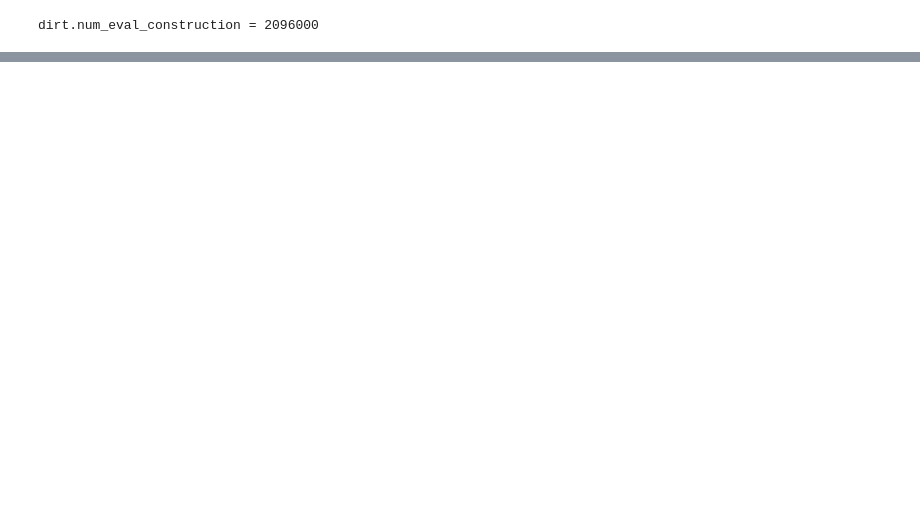
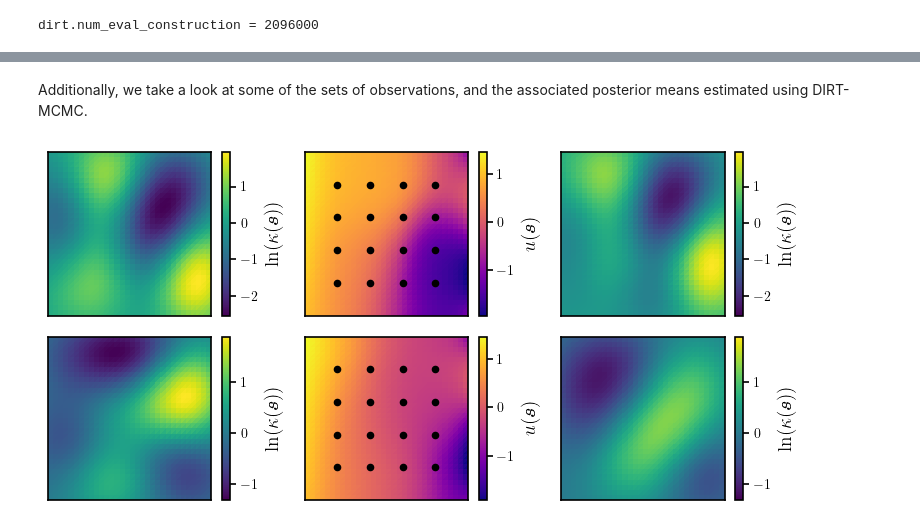
Before and after one commit to DeepTransport/deep-tensor-py, a Jupyter notebook: docs/examples/poisson/example_amortised_kl.ipynb, the cells around one changed output, grey strips where cells are left out. Drawn from its saved outputs; the diff is of its cells as text; code cells hidden in the pictures; blank space fills up the shorter version.

```diff
--- a/docs/examples/poisson/example_amortised_kl.ipynb
+++ b/docs/examples/poisson/example_amortised_kl.ipynb
@@ -706,0 +404,58 @@ plt.savefig("preconditioner_comparison.pdf")
+# %% [markdown]
+Additionally, we take a look at some of the sets of observations, and the associated posterior means estimated using DIRT-MCMC.
+# %%
+nrow, ncol = 2, 3
+fig, axes = plt.subplots(nrow, ncol, figsize=(8, 3.9))
+
+inds_plot = [1, 8] #1
+
+logks_plot = logks_test[inds_plot]
+us_plot = model.solve(logks_plot)
+logks_mean_plot = stats["logk_means"][inds_plot]
+
+label_logk = r"$\ln(\kappa(\bm{s}))$"
+label_u = r"$u(\bm{s})$"
+
+for i in range(nrow):
+
+    logk = vec2func(logks_plot[i], model.Vh)
+    u = vec2func(us_plot[i], model.Vh)
+    logk_mean = vec2func(logks_mean_plot[i], model.Vh)
+
+    vmin = min(logks_plot[i].min(), logks_mean_plot[i].min())
+    vmax = max(logks_plot[i].max(), logks_mean_plot[i].max())
+
+    plot_dl_function(
+        fig, axes[i][0], logk,
+        cmap="viridis", cbar_label=label_logk, rasterized=True,
+        vmin=vmin, vmax=vmax
+    )
+    plot_dl_function(
+        fig, axes[i][1], u,
+        cmap="plasma", cbar_label=label_u, rasterized=True
+    )
+    plot_dl_function(
+        fig, axes[i][2], logk_mean,
+        cmap="viridis", cbar_label=label_logk, rasterized=True,
+        vmin=vmin, vmax=vmax
+    )
+
+for ax in axes.flat:
+    ax.set_xticks([])
+    ax.set_yticks([])
+    ax.set_xlabel(None)
+    ax.set_ylabel(None)
+
+for ax in axes[:, 1]:
+    ax.scatter(*model.xs_obs.T, color="k", s=20)
+
+# axes[0][0].set_title(r"Permeability, $\ln(\kappa(\bm{s}))$")
+# axes[0][1].set_title(r"Pressure, $u(\bm{s})$")
+# axes[0][2].set_title(r"Posterior Mean, $\ln(\kappa(\bm{s}))$")
+
+plt.tight_layout()
+
+save_path = plot_path.joinpath("posteriors.pdf").resolve()
+plt.savefig(save_path)
+# %% [output]
+[figure, added]
```
Also changed, not shown: parts of 107 cells of this notebook, 36 other files.
